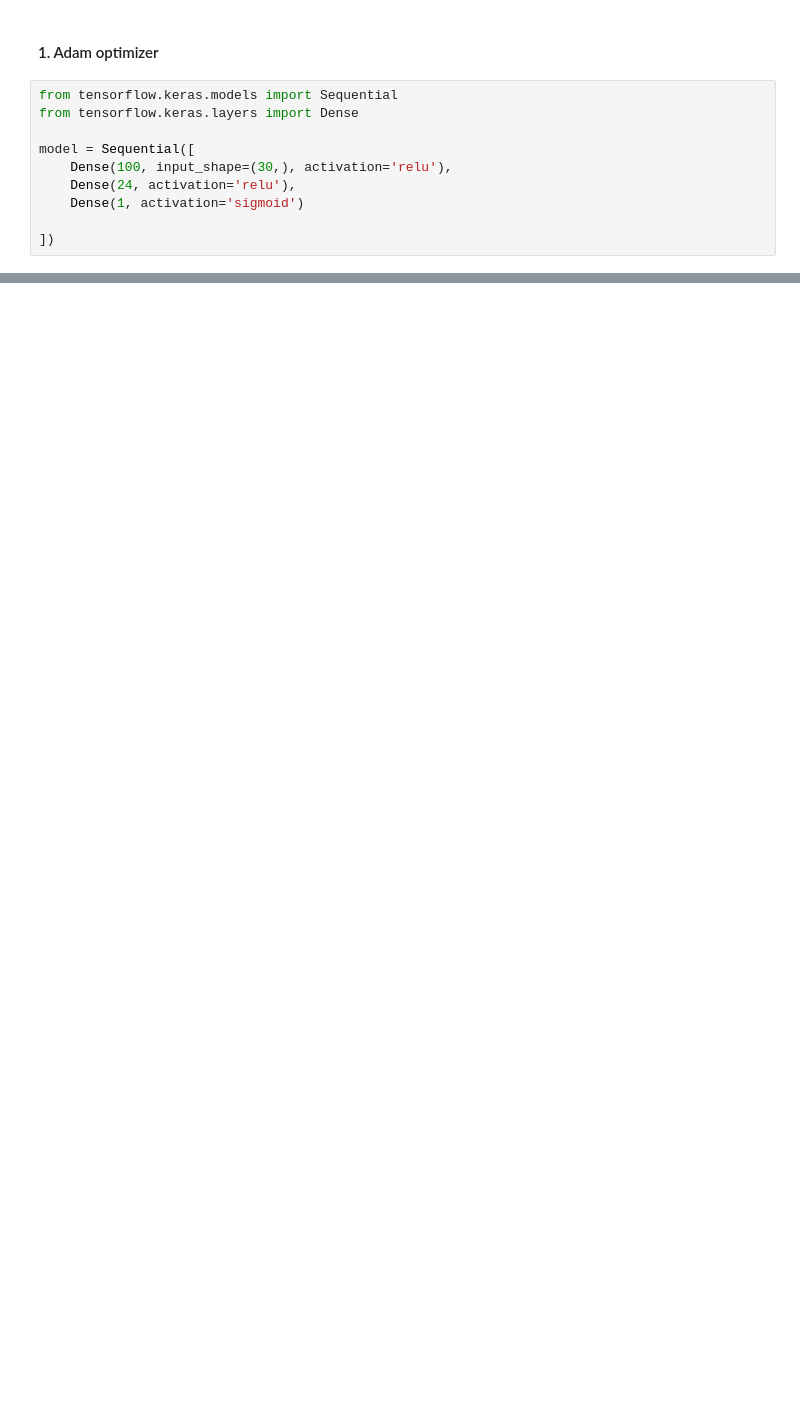
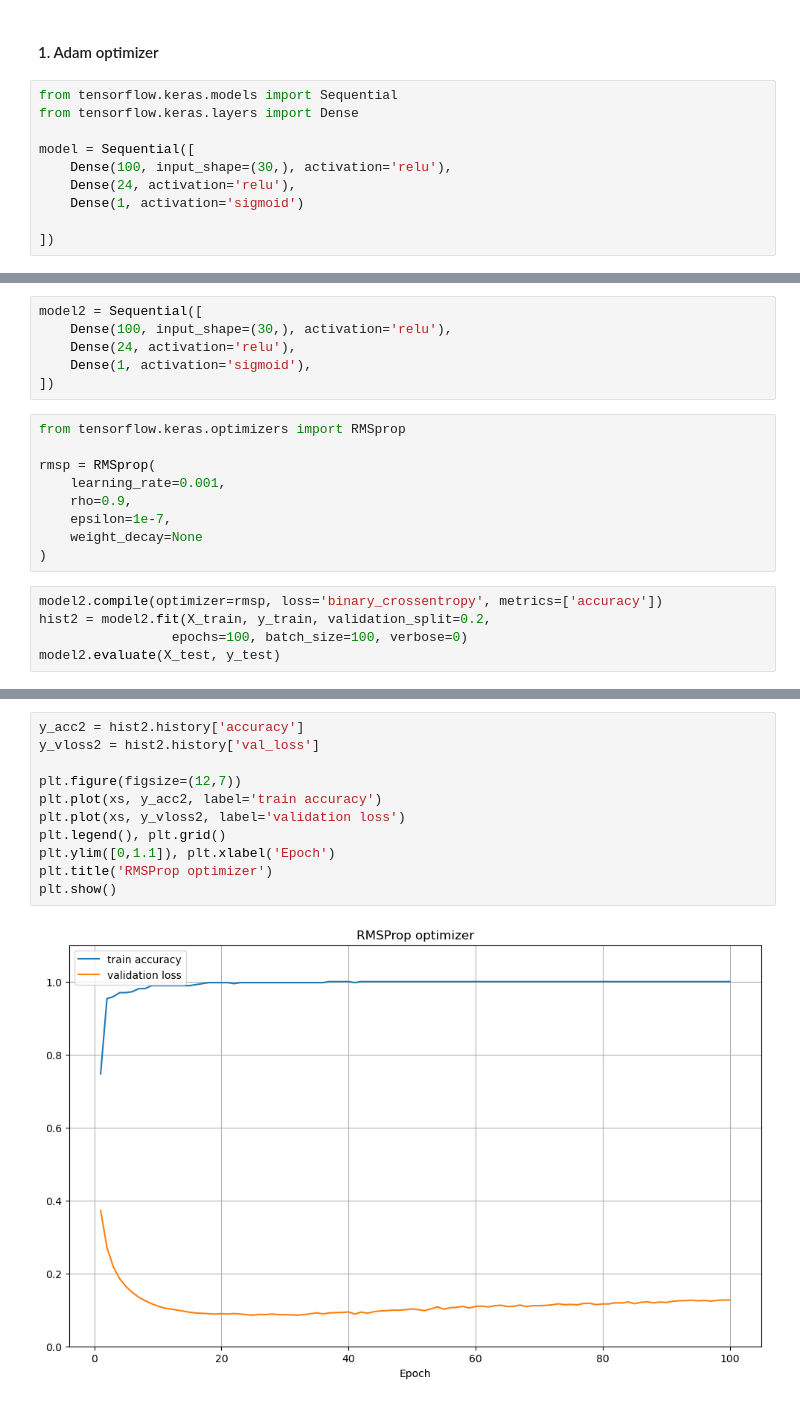
Before and after one commit to bong9C/DeepLearning-23.11, a Jupyter notebook: 02.FCN/02.옵티마이저.ipynb, the cells around one changed output, grey strips where cells are left out. Cells and saved outputs as stored; diff of their text form; blank space fills up the shorter version.

```diff
--- a/02.FCN/02.옵티마이저.ipynb
+++ b/02.FCN/02.옵티마이저.ipynb
@@ -38,0 +64,20 @@ adam = Adam(
+# %%
+model2 = Sequential([
+    Dense(100, input_shape=(30,), activation='relu'),
+    Dense(24, activation='relu'),
+    Dense(1, activation='sigmoid'),
+])
+# %%
+from tensorflow.keras.optimizers import RMSprop
+
+rmsp = RMSprop(
+    learning_rate=0.001,
+    rho=0.9,
+    epsilon=1e-7,
+    weight_decay=None
+)
+# %%
+model2.compile(optimizer=rmsp, loss='binary_crossentropy', metrics=['accuracy'])
+hist2 = model2.fit(X_train, y_train, validation_split=0.2,
+                 epochs=100, batch_size=100, verbose=0)
+model2.evaluate(X_test, y_test)
@@ -38,0 +87,13 @@ adam = Adam(
+# %%
+y_acc2 = hist2.history['accuracy']
+y_vloss2 = hist2.history['val_loss']
+
+plt.figure(figsize=(12,7))
+plt.plot(xs, y_acc2, label='train accuracy')
+plt.plot(xs, y_vloss2, label='validation loss')
+plt.legend(), plt.grid()
+plt.ylim([0,1.1]), plt.xlabel('Epoch')
+plt.title('RMSProp optimizer')
+plt.show()
+# %% [output]
+[figure, added]
```
Also changed, not shown: parts of 7 cells of this notebook.
